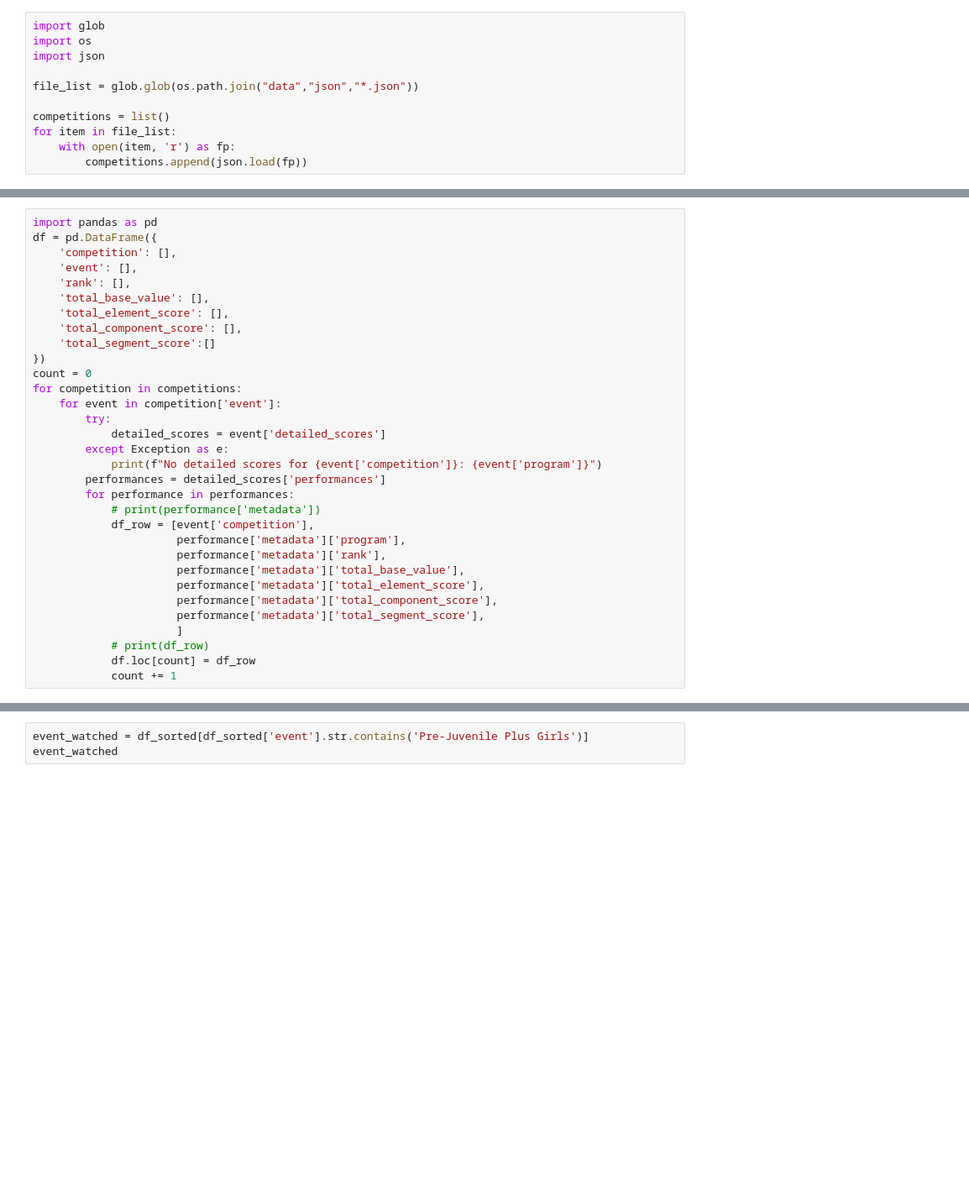
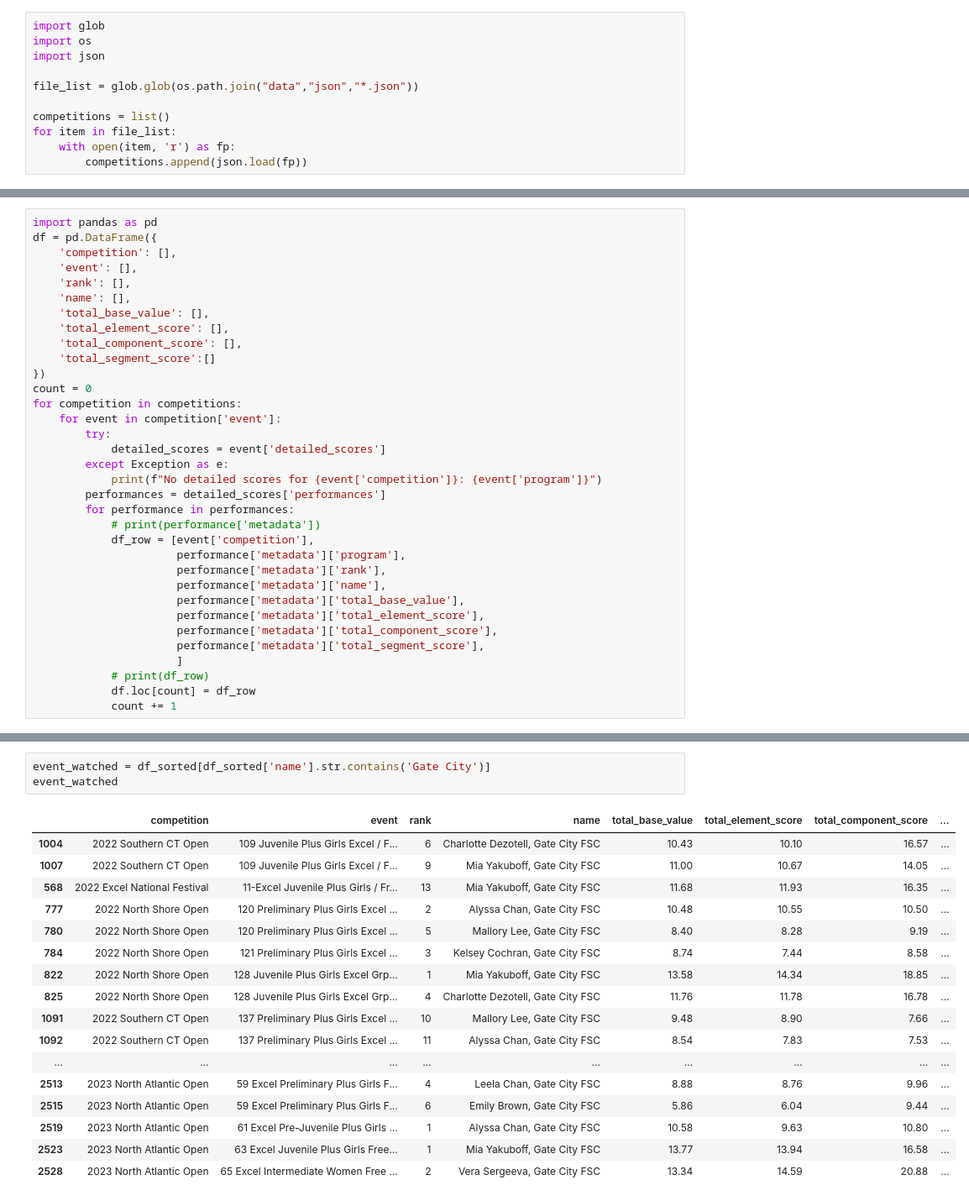
Before and after one commit to theproxy/figure-skating-scores, a Jupyter notebook: analysis.ipynb, the cells around one changed output, grey strips where cells are left out. Shown at 84% size. Saved outputs shown, nothing was run; the diff lists cells and outputs as text; blank space fills up the shorter version.

```diff
--- a/analysis.ipynb
+++ b/analysis.ipynb
@@ -15,6 +19,7 @@ df = pd.DataFrame({
     'competition': [],
     'event': [],
     'rank': [],
+    'name': [],
     'total_base_value': [],
     'total_element_score': [],
     'total_component_score': [],
@@ -33,6 +38,7 @@ for competition in competitions:
             df_row = [event['competition'],
                       performance['metadata']['program'],
                       performance['metadata']['rank'],
+                      performance['metadata']['name'],
                       performance['metadata']['total_base_value'],
                       performance['metadata']['total_element_score'],
                       performance['metadata']['total_component_score'],
@@ -47,6 +85,24 @@ df_sorted
 # %%
-event_watched = df_sorted[df_sorted['event'].str.contains('Pre-Juvenile Plus Girls')]
+event_watched = df_sorted[df_sorted['name'].str.contains('Gate City')]
 event_watched
+# %% [output]
+|  | competition | event | rank | name | total_base_value | total_element_score | total_component_score | ... |
+| 1004 | 2022 Southern CT Open | 109 Juvenile Plus Girls Excel / F... | 6 | Charlotte Dezotell, Gate City FSC | 10.43 | 10.10 | 16.57 | ... |
+| 1007 | 2022 Southern CT Open | 109 Juvenile Plus Girls Excel / F... | 9 | Mia Yakuboff, Gate City FSC | 11.00 | 10.67 | 14.05 | ... |
+| 568 | 2022 Excel National Festival | 11-Excel Juvenile Plus Girls / Fr... | 13 | Mia Yakuboff, Gate City FSC | 11.68 | 11.93 | 16.35 | ... |
+| 777 | 2022 North Shore Open | 120 Preliminary Plus Girls Excel ... | 2 | Alyssa Chan, Gate City FSC | 10.48 | 10.55 | 10.50 | ... |
+| 780 | 2022 North Shore Open | 120 Preliminary Plus Girls Excel ... | 5 | Mallory Lee, Gate City FSC | 8.40 | 8.28 | 9.19 | ... |
+| 784 | 2022 North Shore Open | 121 Preliminary Plus Girls Excel ... | 3 | Kelsey Cochran, Gate City FSC | 8.74 | 7.44 | 8.58 | ... |
+| 822 | 2022 North Shore Open | 128 Juvenile Plus Girls Excel Grp... | 1 | Mia Yakuboff, Gate City FSC | 13.58 | 14.34 | 18.85 | ... |
+| 825 | 2022 North Shore Open | 128 Juvenile Plus Girls Excel Grp... | 4 | Charlotte Dezotell, Gate City FSC | 11.76 | 11.78 | 16.78 | ... |
+| 1091 | 2022 Southern CT Open | 137 Preliminary Plus Girls Excel ... | 10 | Mallory Lee, Gate City FSC | 9.48 | 8.90 | 7.66 | ... |
+| 1092 | 2022 Southern CT Open | 137 Preliminary Plus Girls Excel ... | 11 | Alyssa Chan, Gate City FSC | 8.54 | 7.83 | 7.53 | ... |
+| ... | ... | ... | ... | ... | ... | ... | ... | ... |
+| 2513 | 2023 North Atlantic Open | 59 Excel Preliminary Plus Girls F... | 4 | Leela Chan, Gate City FSC | 8.88 | 8.76 | 9.96 | ... |
+| 2515 | 2023 North Atlantic Open | 59 Excel Preliminary Plus Girls F... | 6 | Emily Brown, Gate City FSC | 5.86 | 6.04 | 9.44 | ... |
+| 2519 | 2023 North Atlantic Open | 61 Excel Pre-Juvenile Plus Girls ... | 1 | Alyssa Chan, Gate City FSC | 10.58 | 9.63 | 10.80 | ... |
+| 2523 | 2023 North Atlantic Open | 63 Excel Juvenile Plus Girls Free... | 1 | Mia Yakuboff, Gate City FSC | 13.77 | 13.94 | 16.58 | ... |
+| 2528 | 2023 North Atlantic Open | 65 Excel Intermediate Women Free ... | 2 | Vera Sergeeva, Gate City FSC | 13.34 | 14.59 | 20.88 | ... |
 # %%
 import itertools
 plot_df_lt3 = event_watched[event_watched['rank']<=3]
```
Also changed, not shown: parts of 8 cells of this notebook, 1 other file.
